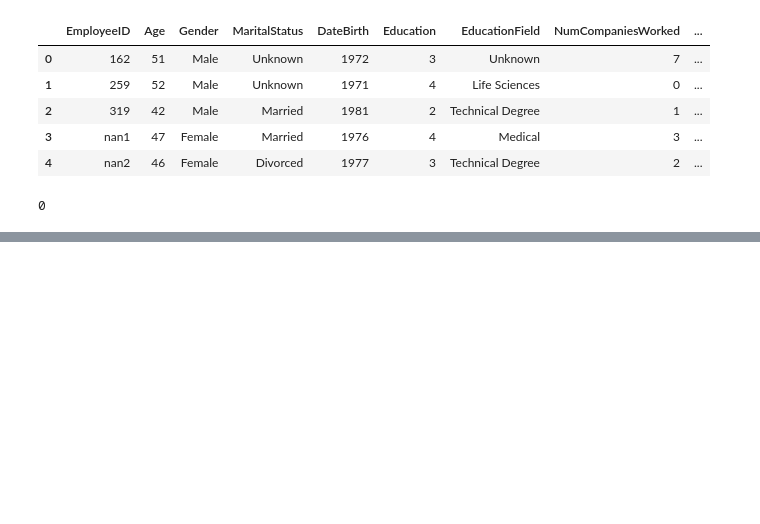
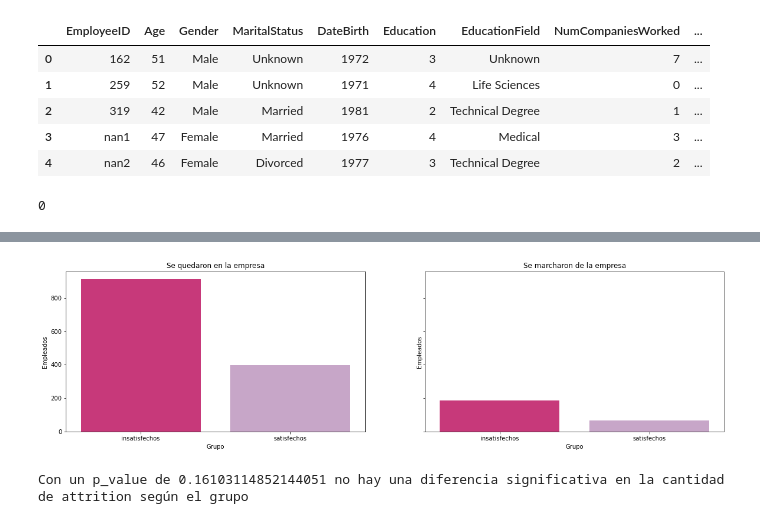
Before and after one commit to raquelmartinrodriguez/proyecto-da-promo-G-modulo-3-team-1, a Jupyter notebook: notebooks/04 - testing/a/testing.ipynb, the cells around one changed output, grey strips where cells are left out. Cells and saved outputs as stored; diff of their text form; code cells hidden in the pictures; blank space fills up the shorter version.

```diff
--- a/notebooks/04 - testing/a/testing.ipynb
+++ b/notebooks/04 - testing/a/testing.ipynb
@@ -13,7 +31,7 @@ df.head()
 | 3 | nan1 | 47 | Female | Married | 1976 | 4 | Medical | 3 | ... |
 | 4 | nan2 | 46 | Female | Divorced | 1977 | 3 | Technical Degree | 2 | ... |
 # %%
-df['OverallSatisfaction'] = df.apply(lambda x: (((x['EnvironmentSatisfaction'] + x['JobSatisfaction'] + x['RelationshipSatisfaction']) / 3)), axis=1)
+df['OverallSatisfaction'] = df.apply(lambda x: int(round((x['EnvironmentSatisfaction'] + x['JobSatisfaction'] + x['RelationshipSatisfaction']) / 3 , 0)), axis=1)
 # %%
 df['OverallSatisfaction'].isna().sum()
 # %% [output]
@@ -31,2 +42,0 @@ def cambio_a_5(dato):
-# %%
-df['OverallSatisfaction'] = df['OverallSatisfaction'].apply(cambio_a_5)
@@ -90,0 +43,2 @@ sin_rotacion_control
+# %%
+df['TestGroup'] = df['OverallSatisfaction'].apply(lambda x : 'satisfechos' if x >= 3 else 'insatisfechos')
@@ -90,0 +54,4 @@ sin_rotacion_control
+# %%
+tabla_contingencia_porcentaje = pd.crosstab(df['TestGroup'], df['Attrition'], normalize = True) * 100
+tabla_contingencia = pd.crosstab(df['TestGroup'], df['Attrition'])
+tabla_contingencia
@@ -90,0 +78,29 @@ sin_rotacion_control
+# %%
+# hacemos un análisis visual previo
+fig, axes = plt.subplots(nrows = 1, ncols = 2, figsize = (20, 5), sharey=True)
+
+sns.barplot(x=tabla_contingencia.index, y="No", data=tabla_contingencia,  palette = "PuRd_r", ax = axes[0])
+sns.barplot(x=tabla_contingencia.index, y="Yes", data=tabla_contingencia,  palette = "PuRd_r", ax = axes[1])
+
+axes[0].set_title("Se quedaron en la empresa")
+axes[1].set_title("Se marcharon de la empresa")
+
+axes[0].set_xlabel("Grupo")
+axes[0].set_ylabel("Empleados")
+
+axes[1].set_xlabel("Grupo")
+axes[1].set_ylabel("Empleados");
+# %% [output]
+[figure, added]
+# %%
+# Realizar la prueba de proporciones
+chi2, p_value, _, _ = chi2_contingency(tabla_contingencia)
+
+# Imprimir el resultado de la prueba
+alpha = 0.05
+if p_value < alpha:
+    print(f"Con un p_value de {p_value} hay una diferencia significativa en la cantidad de attrition según el grupo")
+else:
+    print(f"Con un p_value de {p_value} no hay una diferencia significativa en la cantidad de attrition según el grupo")
+# %% [output]
+Con un p_value de 0.16103114852144051 no hay una diferencia significativa en la cantidad de attrition según el grupo
```
Also changed, not shown: parts of 19 cells of this notebook.
